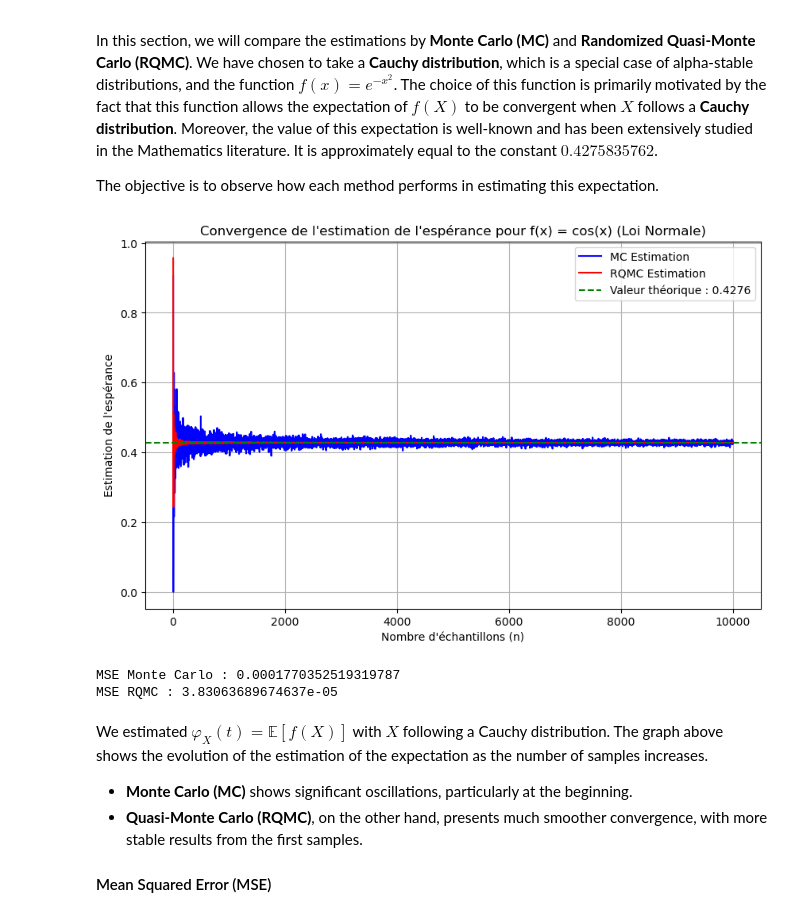
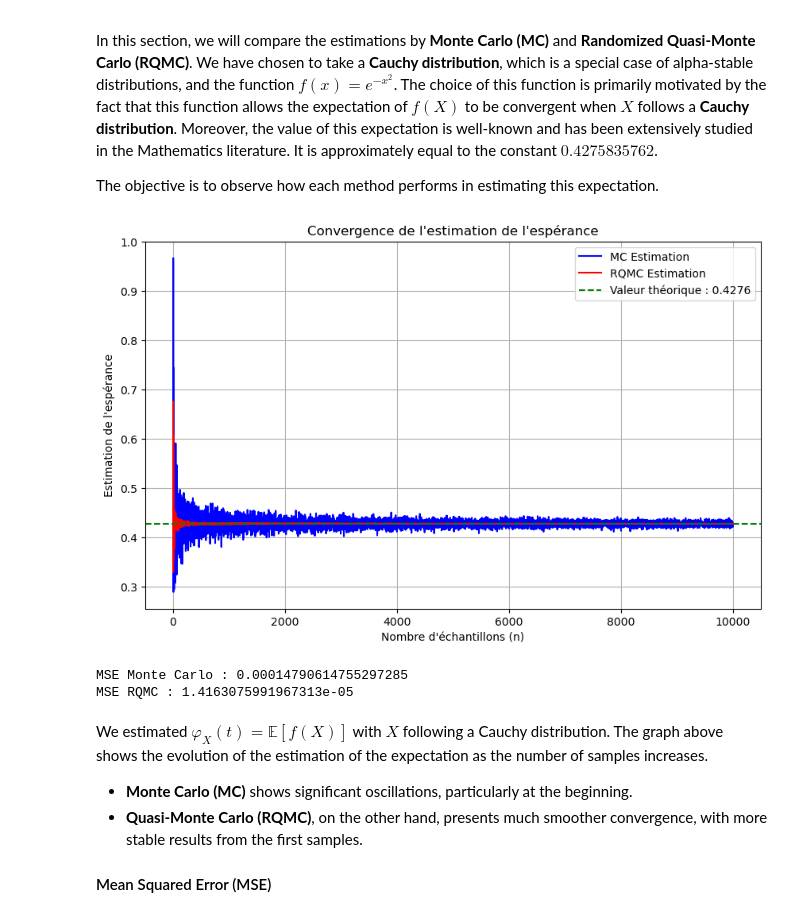
Before and after one commit to bilzoo/ABC-for-alpha-stable-models, a Jupyter notebook: ABC-Algorithms.ipynb, the cells around one changed output. Cells and saved outputs as stored; diff of their text form; code cells hidden in the pictures.

```diff
--- a/ABC-Algorithms.ipynb
+++ b/ABC-Algorithms.ipynb
@@ -236,37 +236,37 @@ beta = 0
 # Valeur théorique à retrouver
 theoretical_expectation = 0.4275835762
 for n in range(1, max_samples + 1):
     # Estimation MC
     samples_mc = sample_alpha_stable(alpha, beta, gamma, delta, n)
     mc_estimations.append(np.mean(f(samples_mc)))
 
     # Estimation RQMC
     samples_rqmc = sample_alpha_stable_with_rqmc(alpha, beta, gamma, delta, n)
     rqmc_estimations.append(np.mean(f(samples_rqmc)))
 # Plot des résultats
 plt.figure(figsize=(10, 6))
 plt.plot(range(1, max_samples + 1), mc_estimations, label="MC Estimation", color='blue')
 plt.plot(range(1, max_samples + 1), rqmc_estimations, label="RQMC Estimation", color='red')
 
 plt.axhline(y=theoretical_expectation, color='green', linestyle='--', label=f"Valeur théorique : {theoretical_expectation:.4f}")
 
-plt.title("Convergence de l'estimation de l'espérance pour f(x) = cos(x) (Loi Normale)")
+plt.title("Convergence de l'estimation de l'espérance")
 plt.xlabel("Nombre d'échantillons (n)")
 plt.ylabel("Estimation de l'espérance")
 plt.legend()
 plt.grid(True)
 plt.show()
 
 # Calcul de l'erreur quadratique moyenne (MSE) par rapport à la valeur théorique
 mse_mc = np.mean((np.array(mc_estimations) - theoretical_expectation)**2)
 mse_rqmc = np.mean((np.array(rqmc_estimations) - theoretical_expectation)**2)
 
 print(f"MSE Monte Carlo : {mse_mc}")
 print(f"MSE RQMC : {mse_rqmc}")
 # %% [output]
-[figure, old version]
+[figure, new version]
-MSE Monte Carlo : 0.0001770352519319787
-MSE RQMC : 3.83063689674637e-05
+MSE Monte Carlo : 0.00014790614755297285
+MSE RQMC : 1.4163075991967313e-05
 # %% [markdown]
 We estimated $ \varphi_X(t) = \mathbb{E}[f(X)] $ with $ X $ following a Cauchy distribution. The graph above shows the evolution of the estimation of the expectation as the number of samples increases.
 
```
